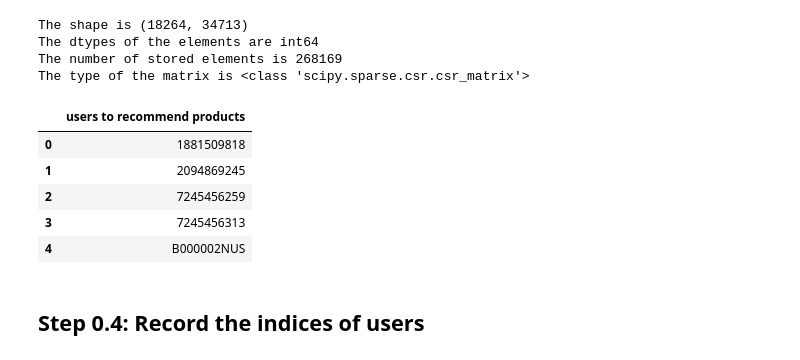
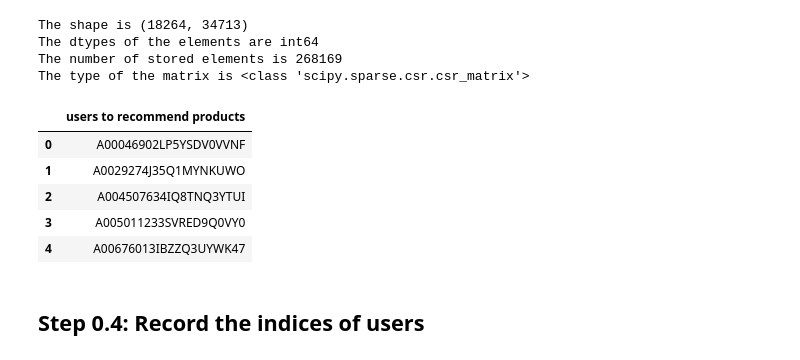
Before and after one commit to snovaisg/LastHackathon-LDSA-Batch3, a Jupyter notebook: Mayra.ipynb, the cells around one changed output. Cells and saved outputs as stored; diff of their text form; code cells hidden in the pictures.

```diff
--- a/Mayra.ipynb
+++ b/Mayra.ipynb
@@ -195,27 +200,27 @@ The type of the matrix is <class 'scipy.sparse.csr.csr_matrix'>
 # %%
 # Let's store a Series with the unique user id's that we have in the original data.
 def get_unique_users(data):
     """Get unique users in training data.
 
     Args:
         data (pd.DataFrame):  reviews history for the users.
 
     Returns:
         unique_users (pd.DataFrame): DataFrame of one column with unique users in training data.
 
     """
-    return pd.DataFrame(np.unique(data.iloc[:, 0].values), columns=["users to recommend products"])
+    return pd.DataFrame(np.unique(data.iloc[:, 1].values), columns=["users to recommend products"])
 
 
 unique_users_training_data = get_unique_users(data)
 unique_users_training_data.head()
 # %% [output]
 |  | users to recommend products |
-| 0 | 1881509818 |
-| 1 | 2094869245 |
-| 2 | 7245456259 |
-| 3 | 7245456313 |
-| 4 | B000002NUS |
+| 0 | A00046902LP5YSDV0VVNF |
+| 1 | A0029274J35Q1MYNKUWO |
+| 2 | A004507634IQ8TNQ3YTUI |
+| 3 | A005011233SVRED9Q0VY0 |
+| 4 | A00676013IBZZQ3UYWK47 |
 # %% [markdown]
 ## Step 0.4: Record the indices of users
 # %%
```
Also changed, not shown: parts of 19 cells of this notebook.
